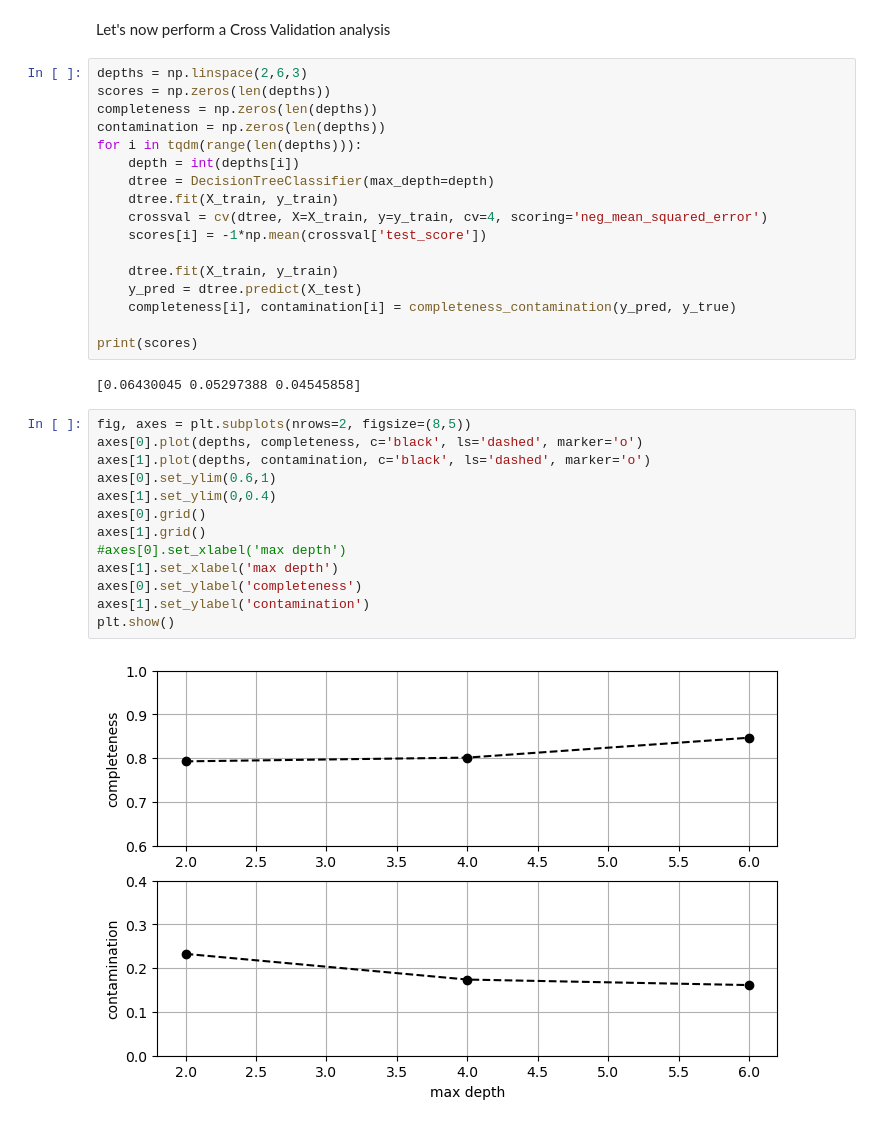
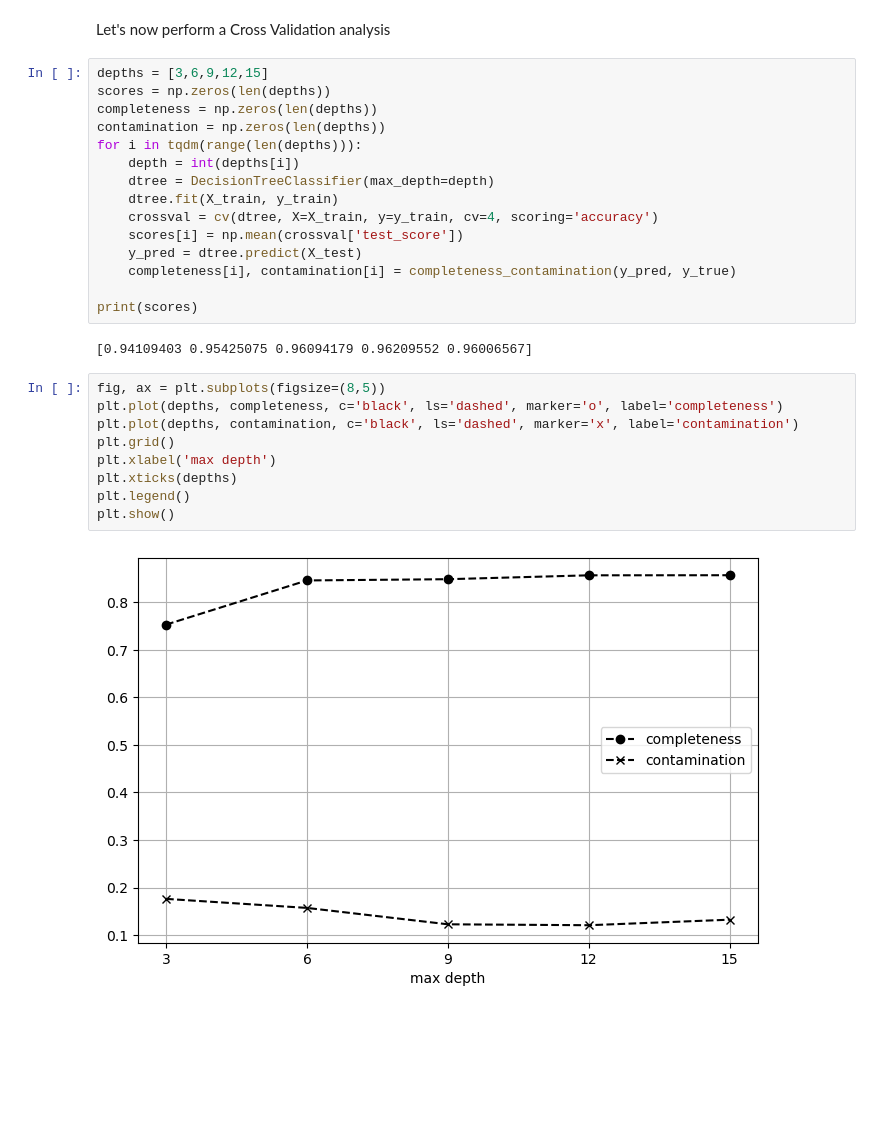
Before and after one commit to FedericoRivano/astrostatistics_bicocca_2026, a Jupyter notebook: working/Es20.ipynb, the cells around one changed output. Drawn from its saved outputs; the diff is of its cells as text; blank space fills up the shorter version.

```diff
--- a/working/Es20.ipynb
+++ b/working/Es20.ipynb
@@ -132,7 +136,7 @@ plt.show()
 # %% [markdown]
 Let's now perform a Cross Validation analysis
 # %%
-depths = np.linspace(2,6,3)
+depths = [3,6,9,12,15]
 scores = np.zeros(len(depths))
 completeness = np.zeros(len(depths))
 contamination = np.zeros(len(depths))
@@ -140,31 +144,25 @@ for i in tqdm(range(len(depths))):
     depth = int(depths[i])
     dtree = DecisionTreeClassifier(max_depth=depth)
     dtree.fit(X_train, y_train)
-    crossval = cv(dtree, X=X_train, y=y_train, cv=4, scoring='neg_mean_squared_error')
-    scores[i] = -1*np.mean(crossval['test_score'])
-
-    dtree.fit(X_train, y_train)
+    crossval = cv(dtree, X=X_train, y=y_train, cv=4, scoring='accuracy')
+    scores[i] = np.mean(crossval['test_score'])
     y_pred = dtree.predict(X_test)
     completeness[i], contamination[i] = completeness_contamination(y_pred, y_true)
 
 print(scores)
 # %% [output]
-[0.06430045 0.05297388 0.04545858]
+[0.94109403 0.95425075 0.96094179 0.96209552 0.96006567]
 # %%
-fig, axes = plt.subplots(nrows=2, figsize=(8,5))
-axes[0].plot(depths, completeness, c='black', ls='dashed', marker='o')
-axes[1].plot(depths, contamination, c='black', ls='dashed', marker='o')
-axes[0].set_ylim(0.6,1)
-axes[1].set_ylim(0,0.4)
-axes[0].grid()
-axes[1].grid()
-#axes[0].set_xlabel('max depth')
-axes[1].set_xlabel('max depth')
-axes[0].set_ylabel('completeness')
-axes[1].set_ylabel('contamination')
+fig, ax = plt.subplots(figsize=(8,5))
+plt.plot(depths, completeness, c='black', ls='dashed', marker='o', label='completeness')
+plt.plot(depths, contamination, c='black', ls='dashed', marker='x', label='contamination')
+plt.grid()
+plt.xlabel('max depth')
+plt.xticks(depths)
+plt.legend()
 plt.show()
 # %% [output]
-[figure, old version]
+[figure, new version]
 # %%
 plt.plot(depths, scores, marker='o', c='black', ls='dashed')
 plt.xlabel('max depth')
```
Also changed, not shown: parts of 13 cells of this notebook, 25 other files.
